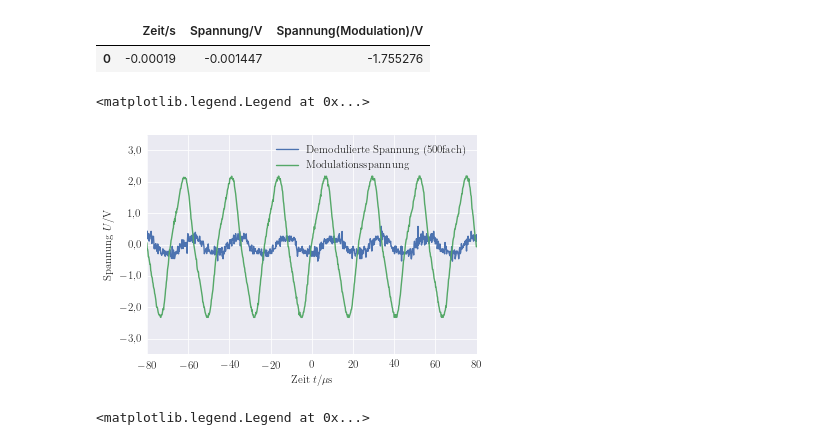
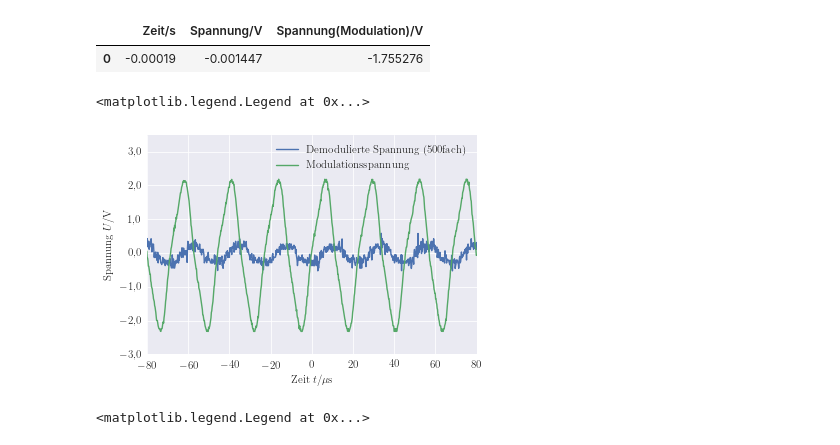
Before and after one commit to LuckyJosh/PhysikFP2015, a Jupyter notebook: 02_ModulationDemodulation[ ]/Python/Auswertung.ipynb, the cells around one changed output. Saved outputs shown, nothing was run; the diff lists cells and outputs as text; code cells hidden in the pictures.

```diff
--- a/02_ModulationDemodulation[ ]/Python/Auswertung.ipynb
+++ b/02_ModulationDemodulation[ ]/Python/Auswertung.ipynb
@@ -698,18 +736,18 @@ df_freq_mod_ring_demod.head(1)
 # %%
 fig, ax = plt.subplots()
 
 ax.set_xlim(-8e-05,8e-05)
-ax.set_ylim(-3.5,3.5)
+ax.set_ylim(-3.0,3.5)
 #axis_scale(1e06,axis="x")
 siunitx_ticklabels(ax=ax,scale_x=1e06,round_precision=(0,1))
 ax.set_xlabel(axis_label("Zeit",sym="t",unit="\mu s"))
 ax.set_ylabel(axis_label("Spannung",sym="U",unit="V"))
 ax.plot(df_freq_mod_ring_demod["Zeit/s"],500*df_freq_mod_ring_demod["Spannung/V"]+0.75,label="Demodulierte Spannung (500fach)")
 ax.plot(df_freq_mod_ring_demod["Zeit/s"],df_freq_mod_ring_demod["Spannung(Modulation)/V"],label="Modulationsspannung ")
 ax.legend(loc="upper right")
 # %% [output]
 <matplotlib.legend.Legend at 0x...>
-[figure, old version]
+[figure, new version]
 # %%
 fig.tight_layout()
 fig.savefig(graphic("Frequenz_Moduliert_Demodulation.pdf"))
```
Also changed, not shown: parts of 10 cells of this notebook, 29 other files.
